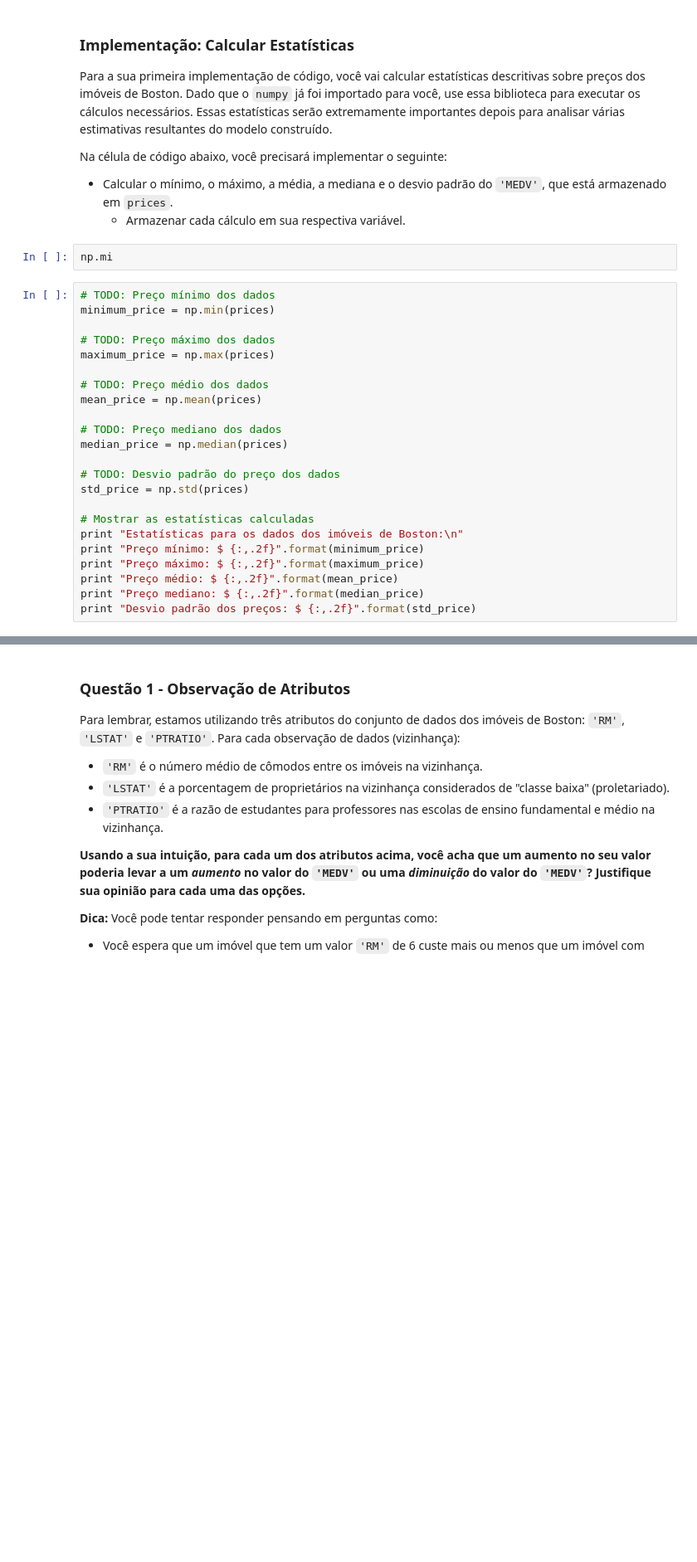
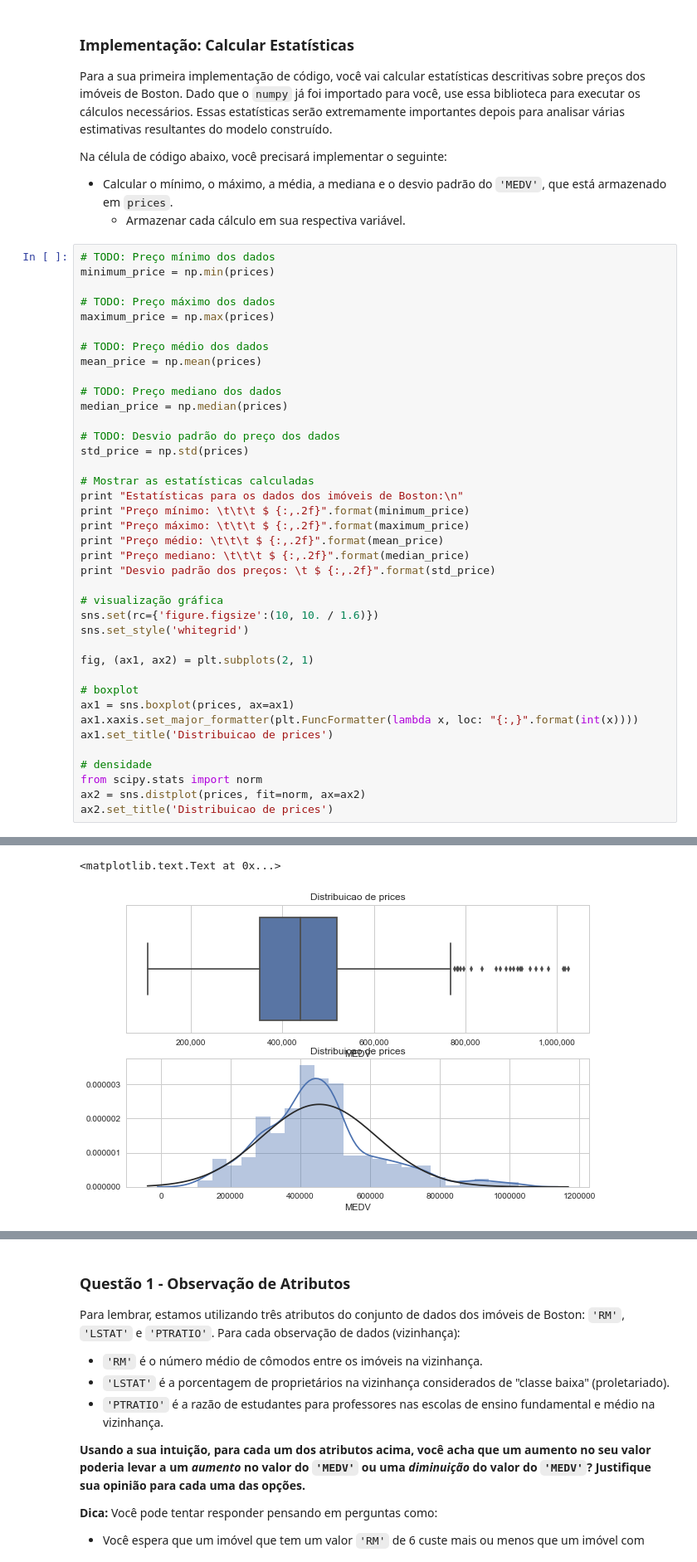
Before and after one commit to fernandoramacciotti/Udacity_Nanodegree_MachineLearningEngineer, a Jupyter notebook: projects/boston_housing/boston_housing_PT.ipynb, the cells around one changed output, grey strips where cells are left out. Shown at 83% size. Saved outputs shown, nothing was run; the diff lists cells and outputs as text; blank space fills up the shorter version.

```diff
--- a/projects/boston_housing/boston_housing_PT.ipynb
+++ b/projects/boston_housing/boston_housing_PT.ipynb
@@ -72,8 +74,6 @@ Para a sua primeira implementação de código, você vai calcular estatísticas
 Na célula de código abaixo, você precisará implementar o seguinte:
 - Calcular o mínimo, o máximo, a média, a mediana e o desvio padrão do `'MEDV'`, que está armazenado em `prices`.
   - Armazenar cada cálculo em sua respectiva variável.
-# %%
-np.mi
 # %%
 # TODO: Preço mínimo dos dados
 minimum_price = np.min(prices)
@@ -92,11 +92,27 @@ std_price = np.std(prices)
 
 # Mostrar as estatísticas calculadas
 print "Estatísticas para os dados dos imóveis de Boston:\n"
-print "Preço mínimo: $ {:,.2f}".format(minimum_price)
-print "Preço máximo: $ {:,.2f}".format(maximum_price)
-print "Preço médio: $ {:,.2f}".format(mean_price)
-print "Preço mediano: $ {:,.2f}".format(median_price)
-print "Desvio padrão dos preços: $ {:,.2f}".format(std_price)
+print "Preço mínimo: \t\t\t $ {:,.2f}".format(minimum_price)
+print "Preço máximo: \t\t\t $ {:,.2f}".format(maximum_price)
+print "Preço médio: \t\t\t $ {:,.2f}".format(mean_price)
+print "Preço mediano: \t\t\t $ {:,.2f}".format(median_price)
+print "Desvio padrão dos preços: \t $ {:,.2f}".format(std_price)
+
+# visualização gráfica
+sns.set(rc={'figure.figsize':(10, 10. / 1.6)})
+sns.set_style('whitegrid')
+
+fig, (ax1, ax2) = plt.subplots(2, 1)
+
+# boxplot
+ax1 = sns.boxplot(prices, ax=ax1)
+ax1.xaxis.set_major_formatter(plt.FuncFormatter(lambda x, loc: "{:,}".format(int(x))))
+ax1.set_title('Distribuicao de prices')
+
+# densidade
+from scipy.stats import norm
+ax2 = sns.distplot(prices, fit=norm, ax=ax2)
+ax2.set_title('Distribuicao de prices')
 # %% [output]
 Estatísticas para os dados dos imóveis de Boston:
 
@@ -107,0 +124,2 @@ Desvio padrão dos preços: $ 165,171.13
+<matplotlib.text.Text at 0x...>
+[figure, added]
```
Also changed, not shown: parts of 33 cells of this notebook.
